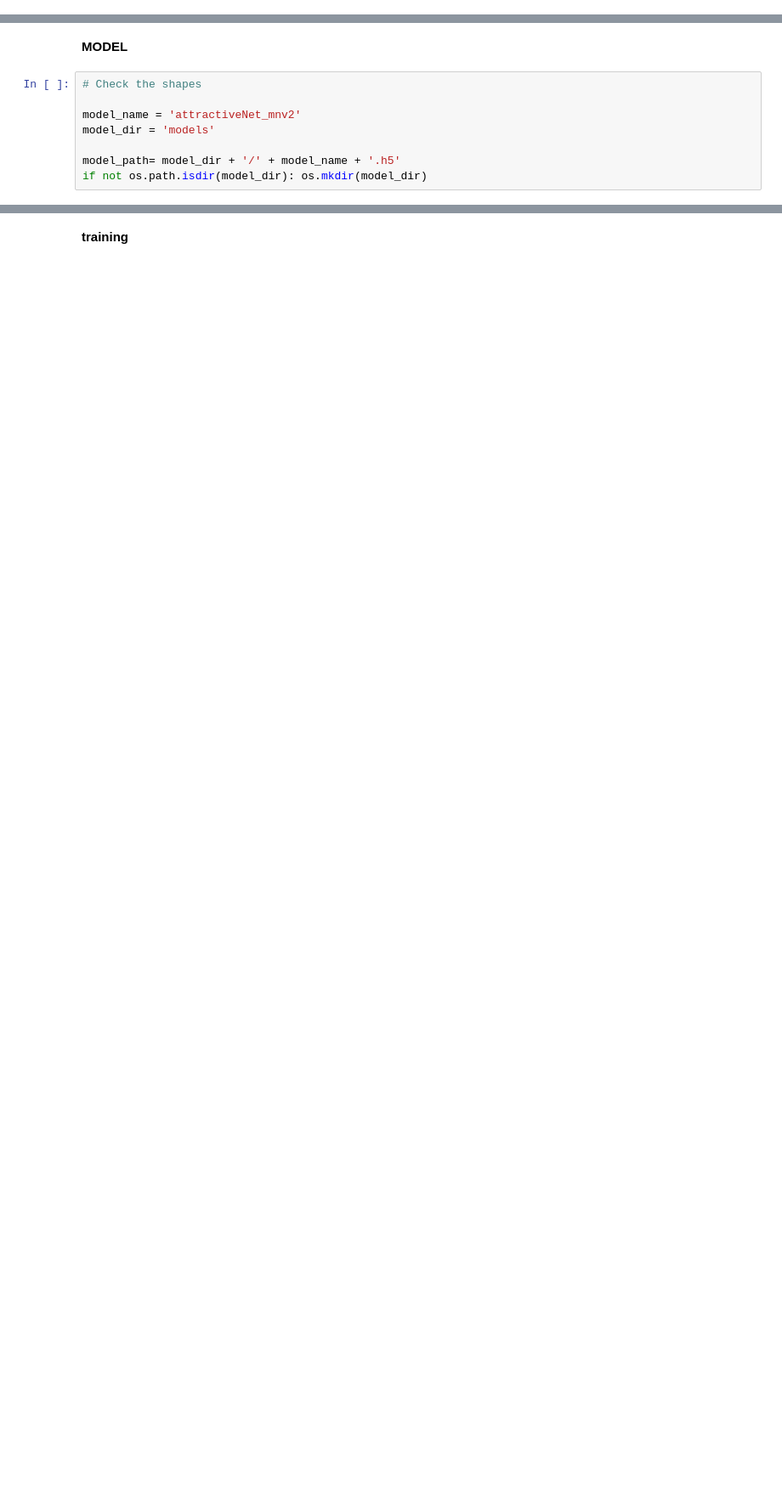
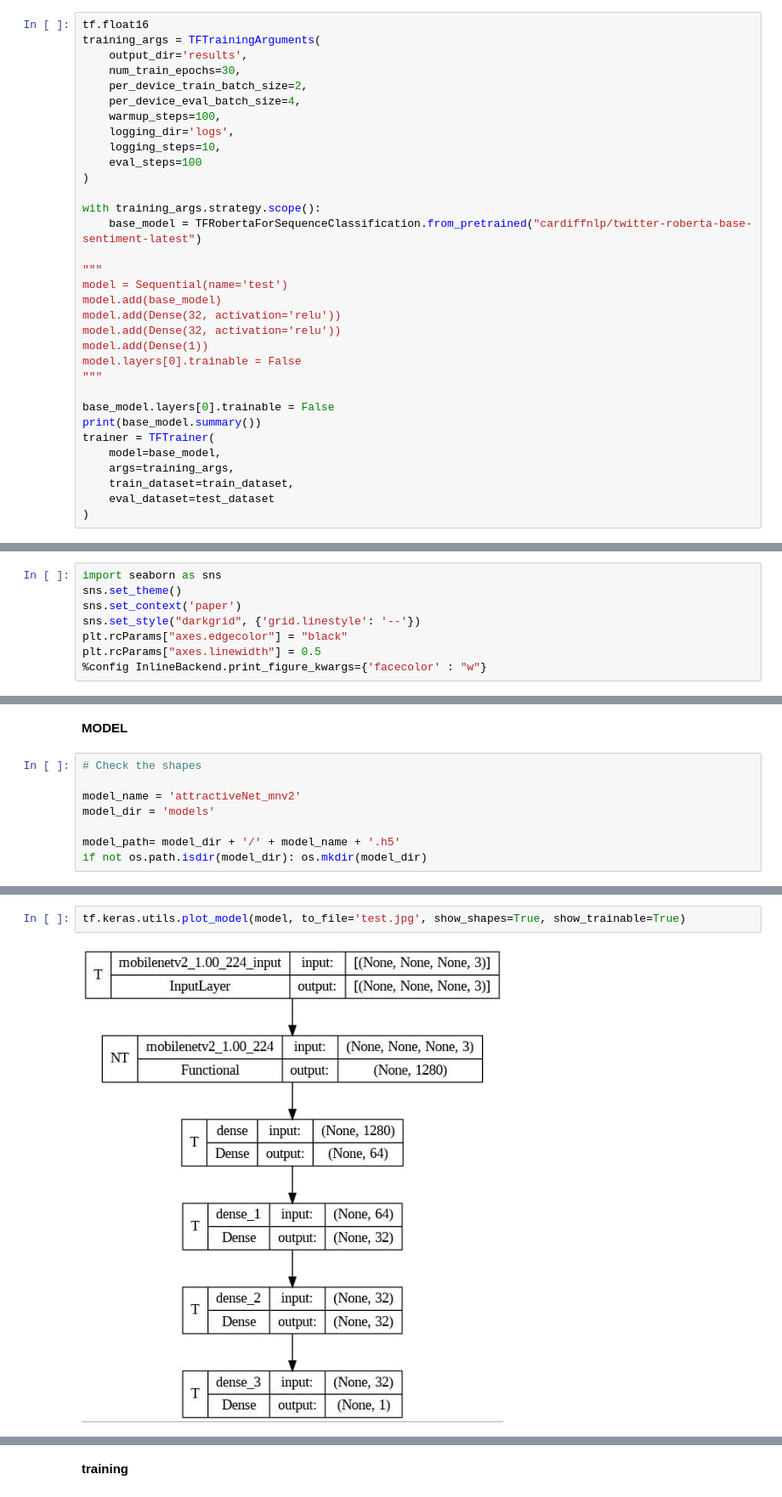
Before and after one commit to maxxelbax/ML-Project, a Jupyter notebook: face_attraction_processing_training.ipynb, the cells around one changed output, grey strips where cells are left out. Shown at 85% size. Drawn from its saved outputs; the diff is of its cells as text; blank space fills up the shorter version.

```diff
--- a/face_attraction_processing_training.ipynb
+++ b/face_attraction_processing_training.ipynb
@@ -0,0 +47,33 @@
+# %%
+tf.float16
+training_args = TFTrainingArguments(
+    output_dir='results',
+    num_train_epochs=30,
+    per_device_train_batch_size=2,
+    per_device_eval_batch_size=4,
+    warmup_steps=100,
+    logging_dir='logs',
+    logging_steps=10,
+    eval_steps=100
+)
+
+with training_args.strategy.scope():
+    base_model = TFRobertaForSequenceClassification.from_pretrained("cardiffnlp/twitter-roberta-base-sentiment-latest")
+
+"""
+model = Sequential(name='test')
+model.add(base_model)
+model.add(Dense(32, activation='relu'))
+model.add(Dense(32, activation='relu'))
+model.add(Dense(1))
+model.layers[0].trainable = False
+"""
+
+base_model.layers[0].trainable = False
+print(base_model.summary())
+trainer = TFTrainer(
+    model=base_model,
+    args=training_args,
+    train_dataset=train_dataset,
+    eval_dataset=test_dataset
+)
@@ -407,6 +498,14 @@ import os
 
 import warnings
 warnings.filterwarnings('ignore')
+# %%
+import seaborn as sns
+sns.set_theme()
+sns.set_context('paper')
+sns.set_style("darkgrid", {'grid.linestyle': '--'})
+plt.rcParams["axes.edgecolor"] = "black"
+plt.rcParams["axes.linewidth"] = 0.5
+%config InlineBackend.print_figure_kwargs={'facecolor' : "w"}
 # %% [markdown]
 ***CHECKING THE GPU***
 # %%
@@ -555,0 +674,4 @@ Downloading data from https://storage.googleapis.com/tensorflow/keras-applicatio
+# %%
+tf.keras.utils.plot_model(model, to_file='test.jpg', show_shapes=True, show_trainable=True)
+# %% [output]
+[figure, added]
```
Also changed, not shown: parts of 50 cells of this notebook.
